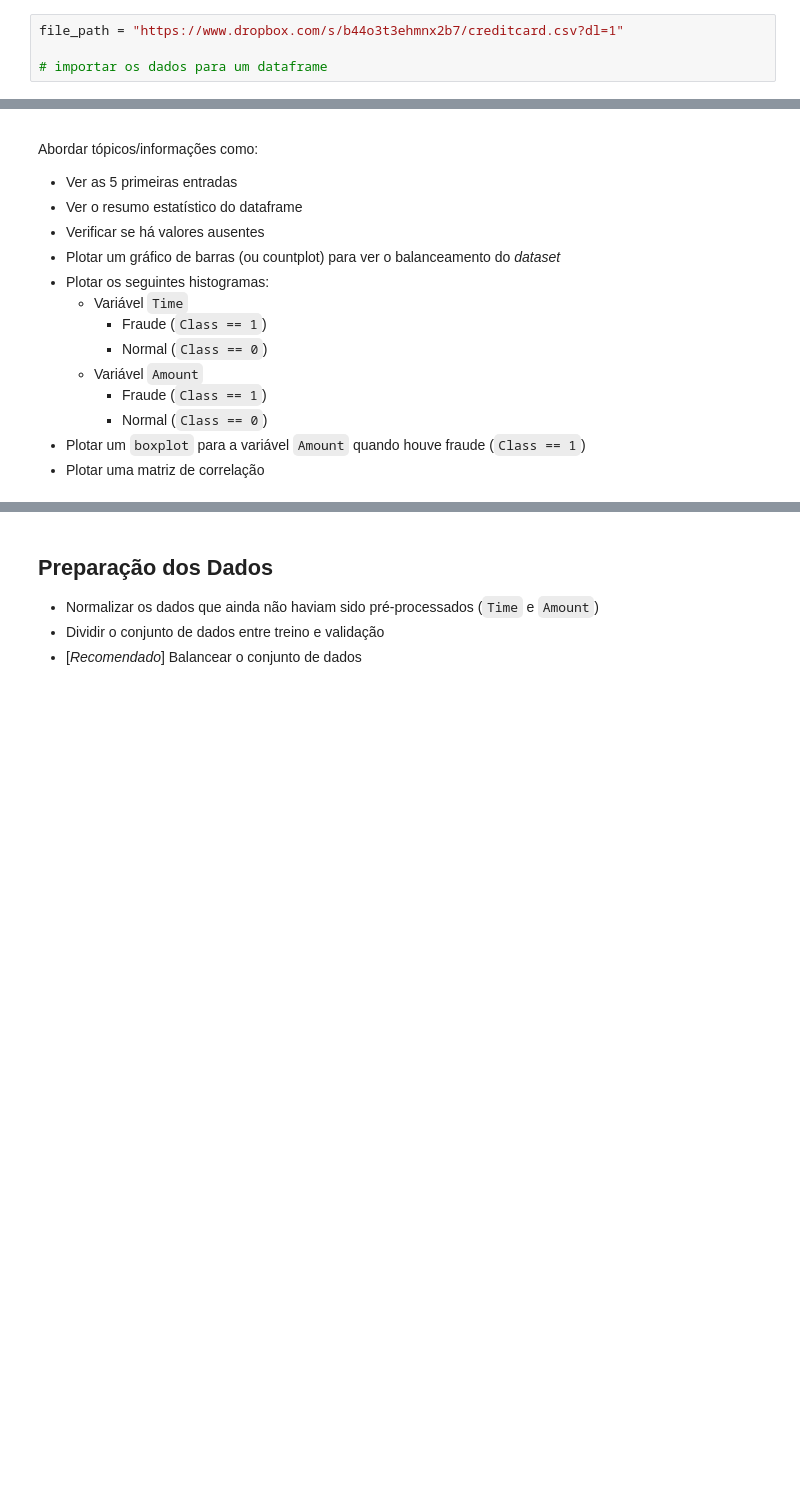
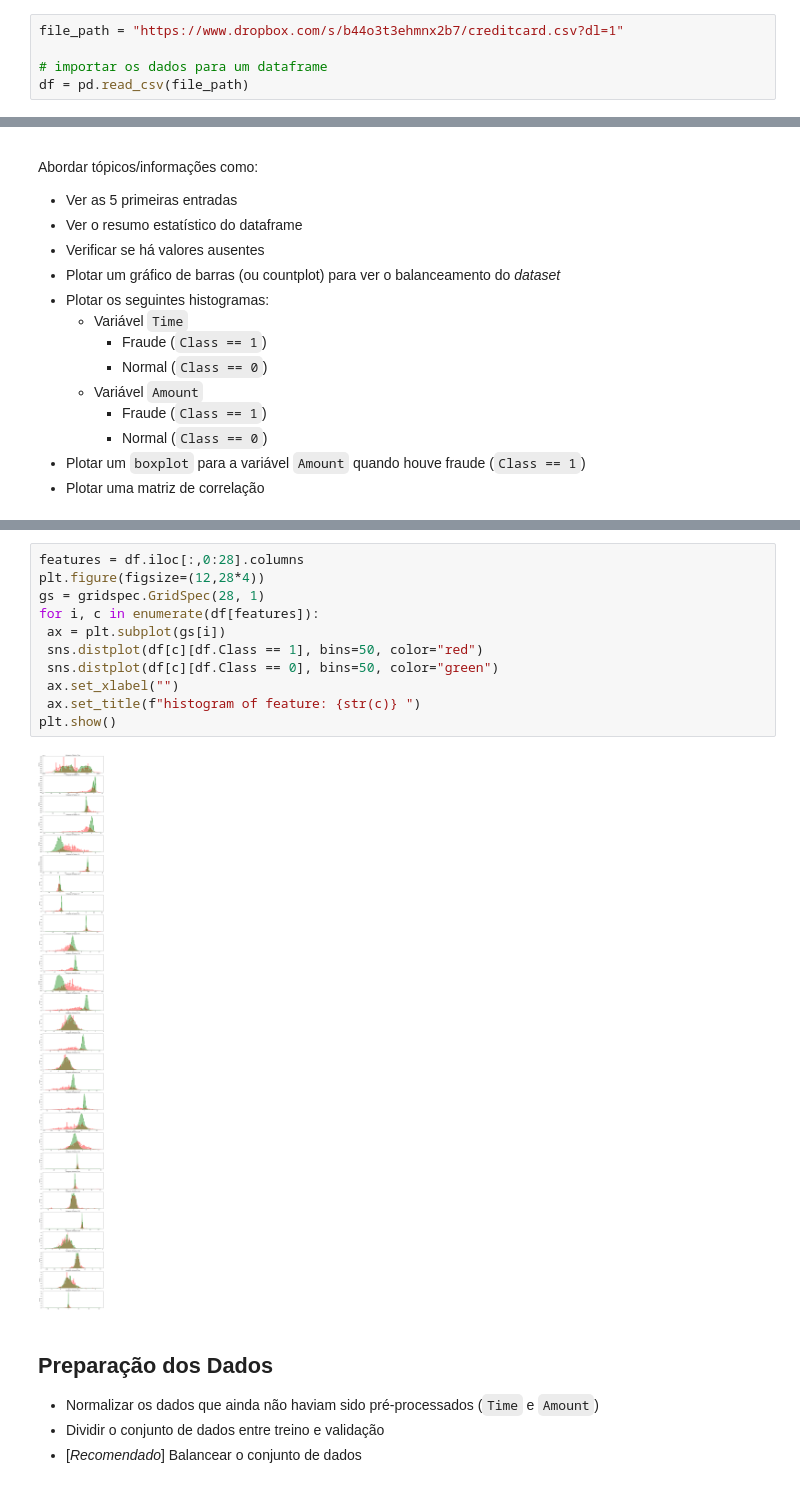
Before and after one commit to tvaditya/intro_ds_and_ml, a Jupyter notebook: [T_V_Aditya]_Detecção_de_Fraude_em_Cartões_de_Crédito.ipynb, the cells around one changed output, grey strips where cells are left out. Cells and saved outputs as stored; diff of their text form; blank space fills up the shorter version.

```diff
--- a/[T_V_Aditya]_Detecção_de_Fraude_em_Cartões_de_Crédito.ipynb
+++ b/[T_V_Aditya]_Detecção_de_Fraude_em_Cartões_de_Crédito.ipynb
@@ -48,6 +53,7 @@ Para facilitar a aquisição dos dados, criei um *link* com acesso direto ao `cs
 file_path = "https://www.dropbox.com/s/b44o3t3ehmnx2b7/creditcard.csv?dl=1"
 
 # importar os dados para um dataframe
+df = pd.read_csv(file_path)
 # %% [markdown]
 Com os dados importados para dentro de uma estrutura *Dataframe* - e não havendo a necessidade de mais nenhum ajuste ou configuração nesta etapa, pode-se iniciar uma análise exploratória dos dados a fim de preparar um modelo de *Machine Learning*.
 
@@ -75,3 +106,16 @@ Abordar tópicos/informações como:
+# %%
+features = df.iloc[:,0:28].columns
+plt.figure(figsize=(12,28*4))
+gs = gridspec.GridSpec(28, 1)
+for i, c in enumerate(df[features]):
+ ax = plt.subplot(gs[i])
+ sns.distplot(df[c][df.Class == 1], bins=50, color="red")
+ sns.distplot(df[c][df.Class == 0], bins=50, color="green")
+ ax.set_xlabel("")
+ ax.set_title(f"histogram of feature: {str(c)} ")
+plt.show()
+# %% [output]
+[figure, added]
 # %% [markdown]
 ## Preparação dos Dados
 
```
Also changed, not shown: parts of 7 cells of this notebook.
